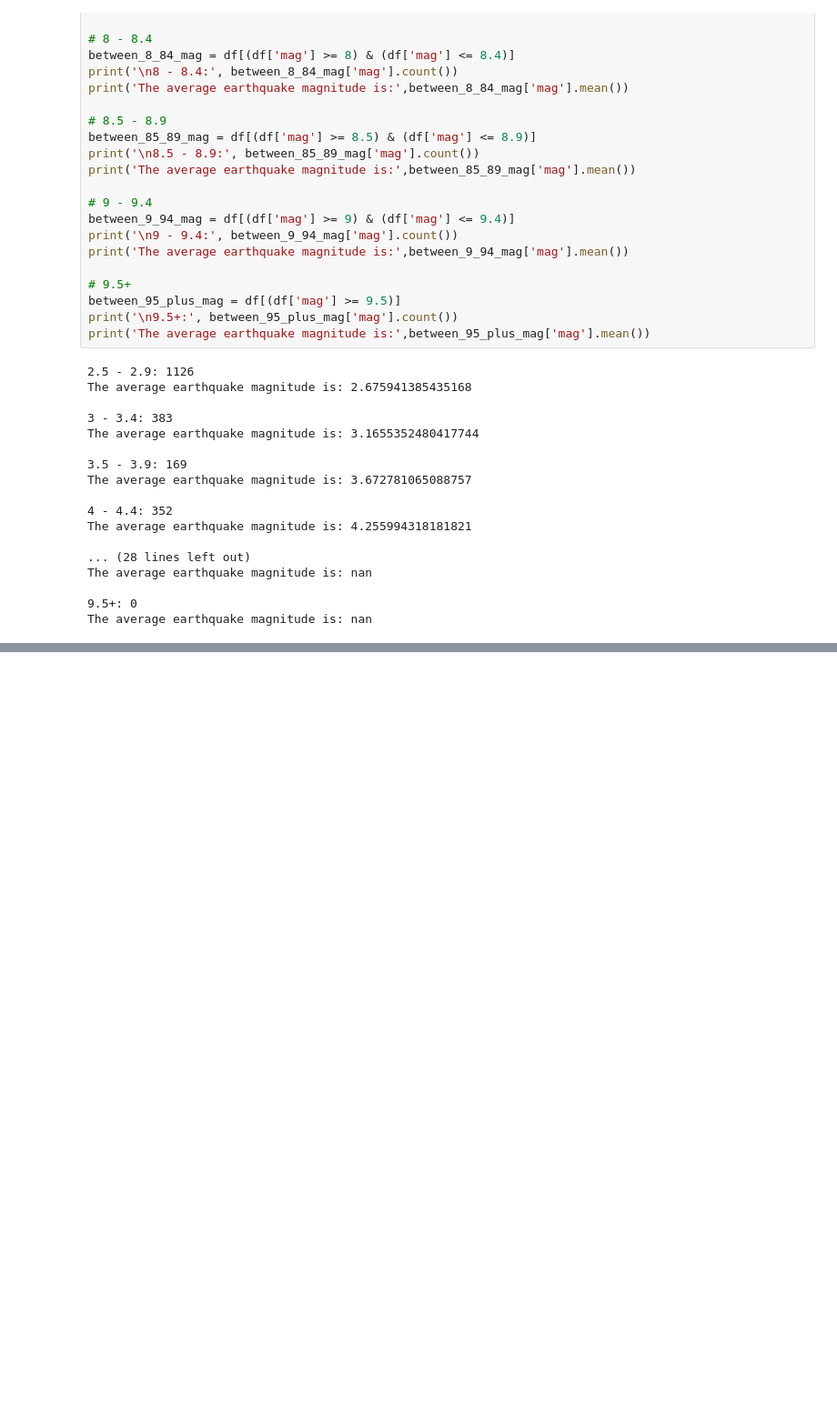
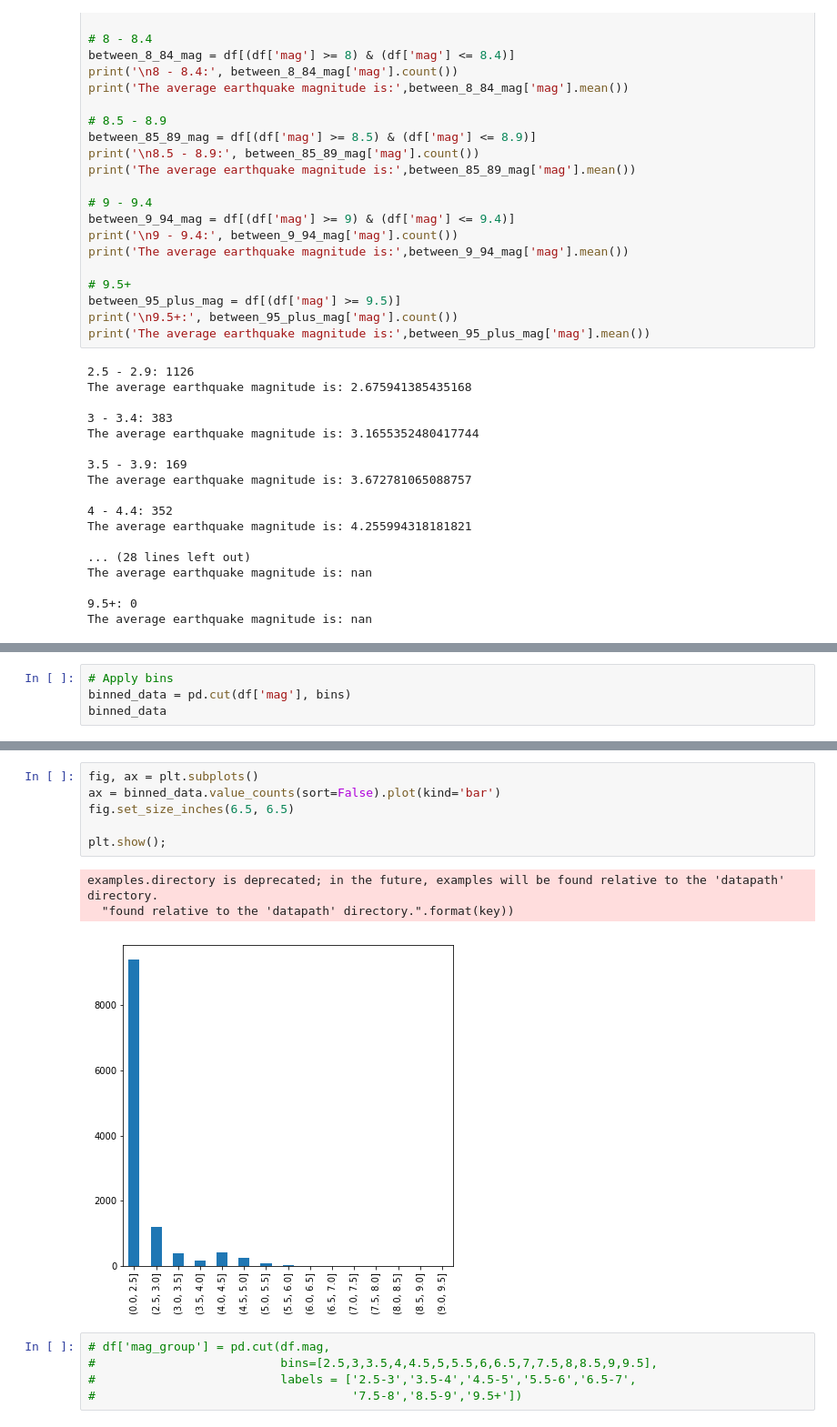
Before and after one commit to jacobpad/jacobpad.github.io, a Jupyter notebook: data/U1_Build_Week_Jacob_Padgett.ipynb, the cells around one changed output, grey strips where cells are left out. Shown at 91% size. Cells and saved outputs as stored; diff of their text form; blank space fills up the shorter version.

```diff
--- a/data/U1_Build_Week_Jacob_Padgett.ipynb
+++ b/data/U1_Build_Week_Jacob_Padgett.ipynb
@@ -407,0 +577,4 @@ df_copy1
+# %%
+# Apply bins
+binned_data = pd.cut(df['mag'], bins)
+binned_data
@@ -407,0 +641,15 @@ df_copy1
+# %%
+fig, ax = plt.subplots()
+ax = binned_data.value_counts(sort=False).plot(kind='bar')
+fig.set_size_inches(6.5, 6.5)
+
+plt.show();
+# %% [output]
+examples.directory is deprecated; in the future, examples will be found relative to the 'datapath' directory.
+  "found relative to the 'datapath' directory.".format(key))
+[figure, added]
+# %%
+# df['mag_group'] = pd.cut(df.mag,
+#                          bins=[2.5,3,3.5,4,4.5,5,5.5,6,6.5,7,7.5,8,8.5,9,9.5],
+#                          labels = ['2.5-3','3.5-4','4.5-5','5.5-6','6.5-7',
+#                                    '7.5-8','8.5-9','9.5+'])
```
Also changed, not shown: parts of 29 cells of this notebook.
